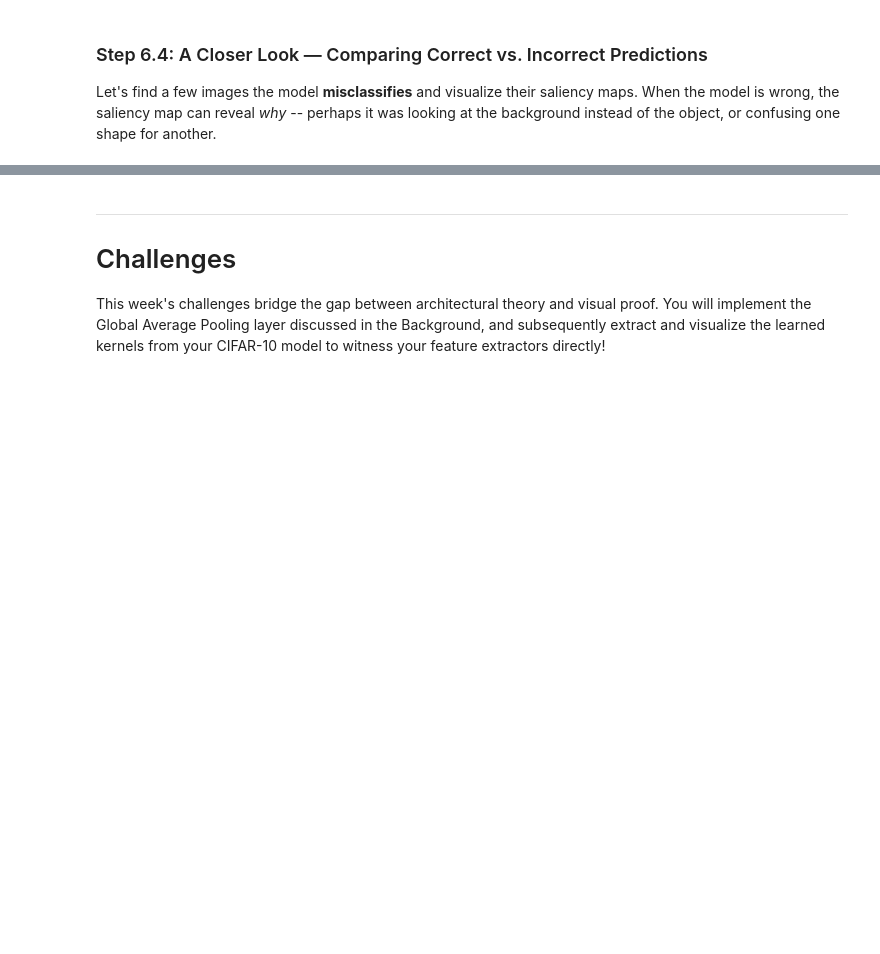
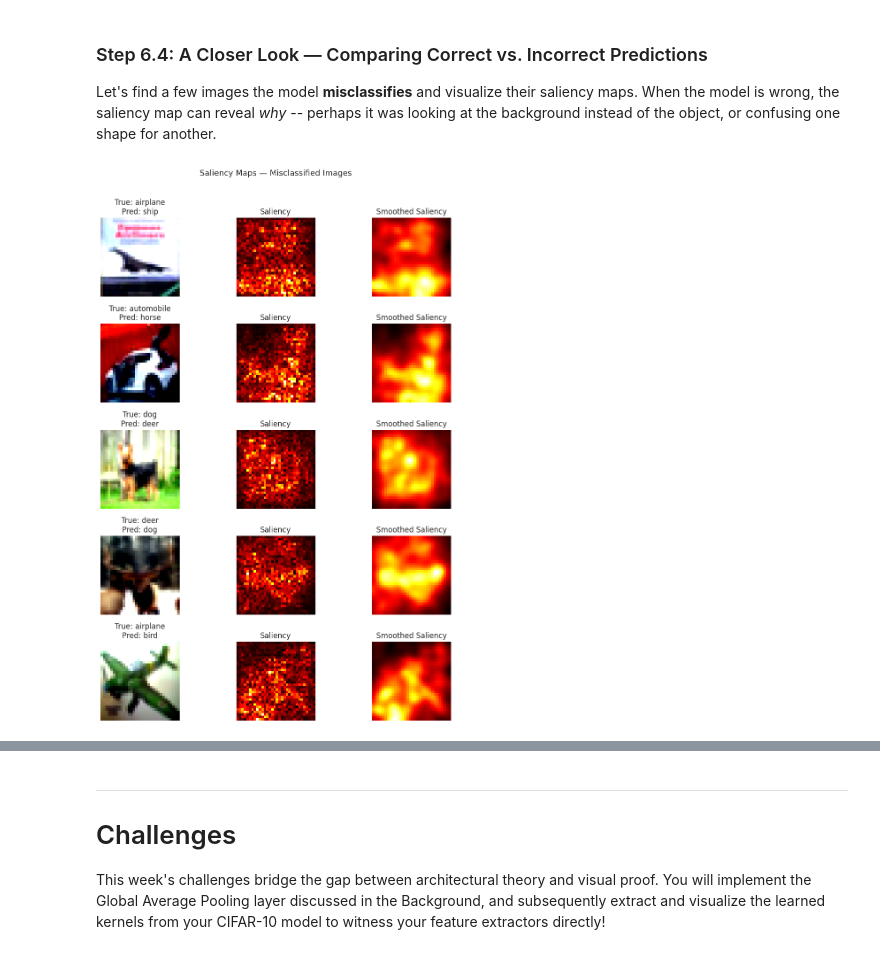
Before and after one commit to changminbark/Lantern, a Jupyter notebook: notebooks/07-Deep-Architecture.ipynb, the cells around one changed output, grey strips where cells are left out. Cells and saved outputs as stored; diff of their text form; code cells hidden in the pictures; blank space fills up the shorter version.

```diff
--- a/notebooks/07-Deep-Architecture.ipynb
+++ b/notebooks/07-Deep-Architecture.ipynb
@@ -2177,19 +2690,48 @@ Let's find a few images the model **misclassifies** and visualize their saliency
 # %%
 cifar_model.eval()
 misclassified = []
 num_misclassified = 5
 
-# TODO: Find a list of num_misclassified images
+# DONE: Find a list of num_misclassified images
+with torch.no_grad():
+    for img_tensor, true_label in cifar10_test_ds:
+        output = cifar_model(img_tensor.unsqueeze(0).to(accel_device))
+        pred = torch.argmax(output, dim=1).item()
+        if pred != true_label:
+            misclassified.append((img_tensor, true_label, pred))
+        if len(misclassified) == num_misclassified:
+            break
 
 if len(misclassified) > 0:
-    # TODO: Use your code above to plot the saliency maps for the misclassified images
+    # DONE: Use your code above to plot the saliency maps for the misclassified images
 
-    ???
+    fig, axes = plt.subplots(len(misclassified), 3, figsize=(10, len(misclassified) * 2.5))
+
+    for row, (img_tensor, true_label, pred_label) in enumerate(misclassified):
+        saliency, _ = compute_saliency_map(cifar_model, img_tensor, device=accel_device)
+
+        img_display = denormalize_image(img_tensor)
+        img_display = img_display.permute(1, 2, 0).cpu().numpy()
+
+        axes[row, 0].imshow(img_display)
+        axes[row, 0].set_title(f"True: {cifar_classes[true_label]}\nPred: {cifar_classes[pred_label]}")
+        axes[row, 0].axis("off")
+
+        axes[row, 1].imshow(saliency, cmap="hot")
+        axes[row, 1].set_title("Saliency")
+        axes[row, 1].axis("off")
+
+        saliency_smooth = gaussian_filter(saliency, sigma=1.5)
+        axes[row, 2].imshow(saliency_smooth, cmap="hot")
+        axes[row, 2].set_title("Smoothed Saliency")
+        axes[row, 2].axis("off")
 
     plt.suptitle("Saliency Maps — Misclassified Images", fontsize=13, y=1.01)
     plt.tight_layout()
     plt.show()
 else:
     print("No misclassified images found (model is perfect? unlikely).")
+# %% [output]
+[figure, added]
 # %%
 show_todo("Answer the saliency map reflection questions below")
```
Also changed, not shown: parts of 49 cells of this notebook, 9 other files.
